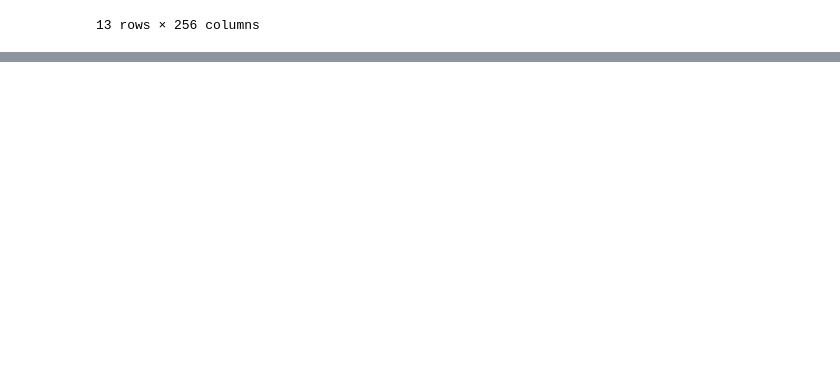
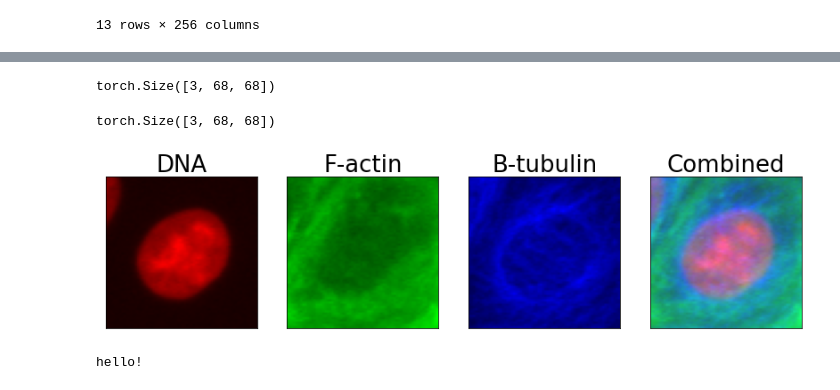
Before and after one commit to RasmusML/generative-models-for-phenotypic-profiling, a Jupyter notebook: classification_andrea.ipynb, the cells around one changed output, grey strips where cells are left out. Cells and saved outputs as stored; diff of their text form; code cells hidden in the pictures; blank space fills up the shorter version.

```diff
--- a/classification_andrea.ipynb
+++ b/classification_andrea.ipynb
@@ -317,0 +378,14 @@ Name: moa, Length: 1148, dtype: object
+# %%
+vae.observation_model(z[0:4]).mean.detach()[0].shape
+# %% [output]
+torch.Size([3, 68, 68])
+# %%
+images[0].shape
+# %% [output]
+torch.Size([3, 68, 68])
+# %%
+images[0]
+plot_image_channels(img_saturate(images[0]))
+# %% [output]
+[figure, added]
+hello!
```
Also changed, not shown: parts of 9 cells of this notebook.
